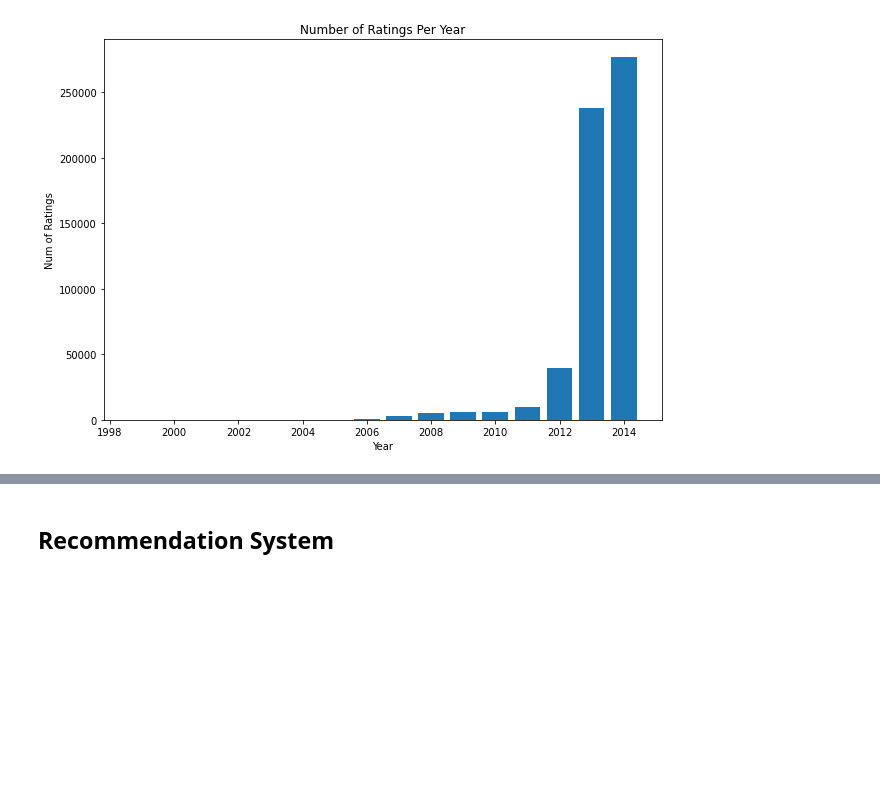
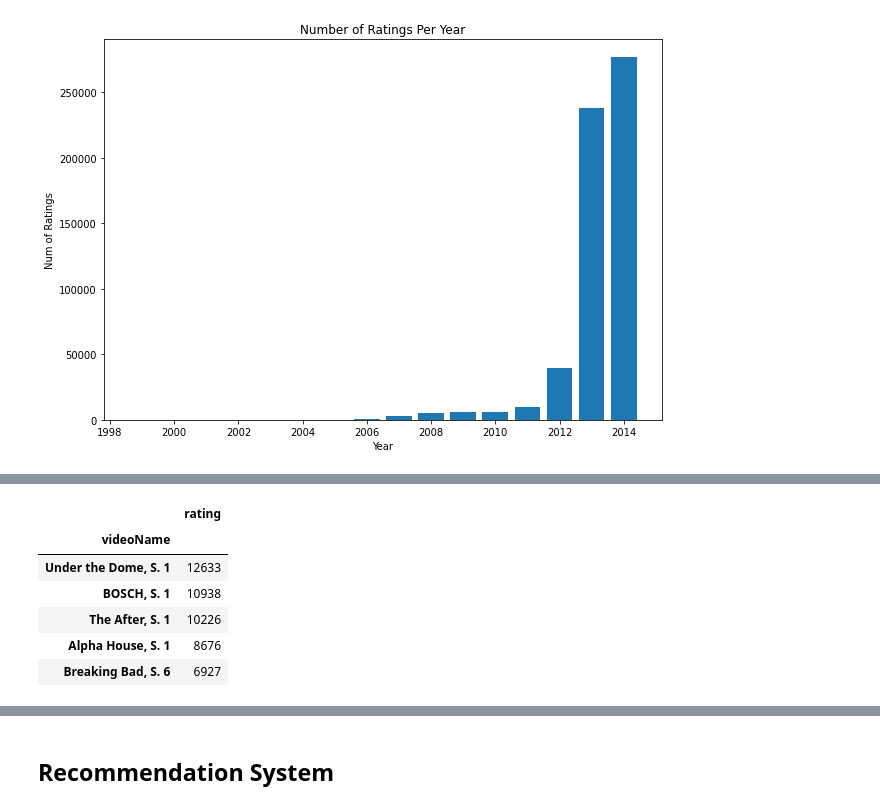
Before and after one commit to zachcarlson/ProductRecommender, a Jupyter notebook: ProductRecommender.ipynb, the cells around one changed output, grey strips where cells are left out. Saved outputs shown, nothing was run; the diff lists cells and outputs as text; code cells hidden in the pictures; blank space fills up the shorter version.

```diff
--- a/ProductRecommender.ipynb
+++ b/ProductRecommender.ipynb
@@ -501,0 +563,16 @@ plt.show()
+# %%
+#convert pyspark to pandas
+pandas_video_name_ratings = video_name_ratings.toPandas()
+
+#count number of ratings per video, sort in descending order
+pandas_video_name_ratings = pandas_video_name_ratings.groupby("videoName") \
+  .count().sort_values("rating", ascending=False)[["rating"]]
+pandas_video_name_ratings.head()
+# %% [output]
+|  | rating |
+| videoName |  |
+| Under the Dome, S. 1 | 12633 |
+| BOSCH, S. 1 | 10938 |
+| The After, S. 1 | 10226 |
+| Alpha House, S. 1 | 8676 |
+| Breaking Bad, S. 6 | 6927 |
```
Also changed, not shown: parts of 15 cells of this notebook.
